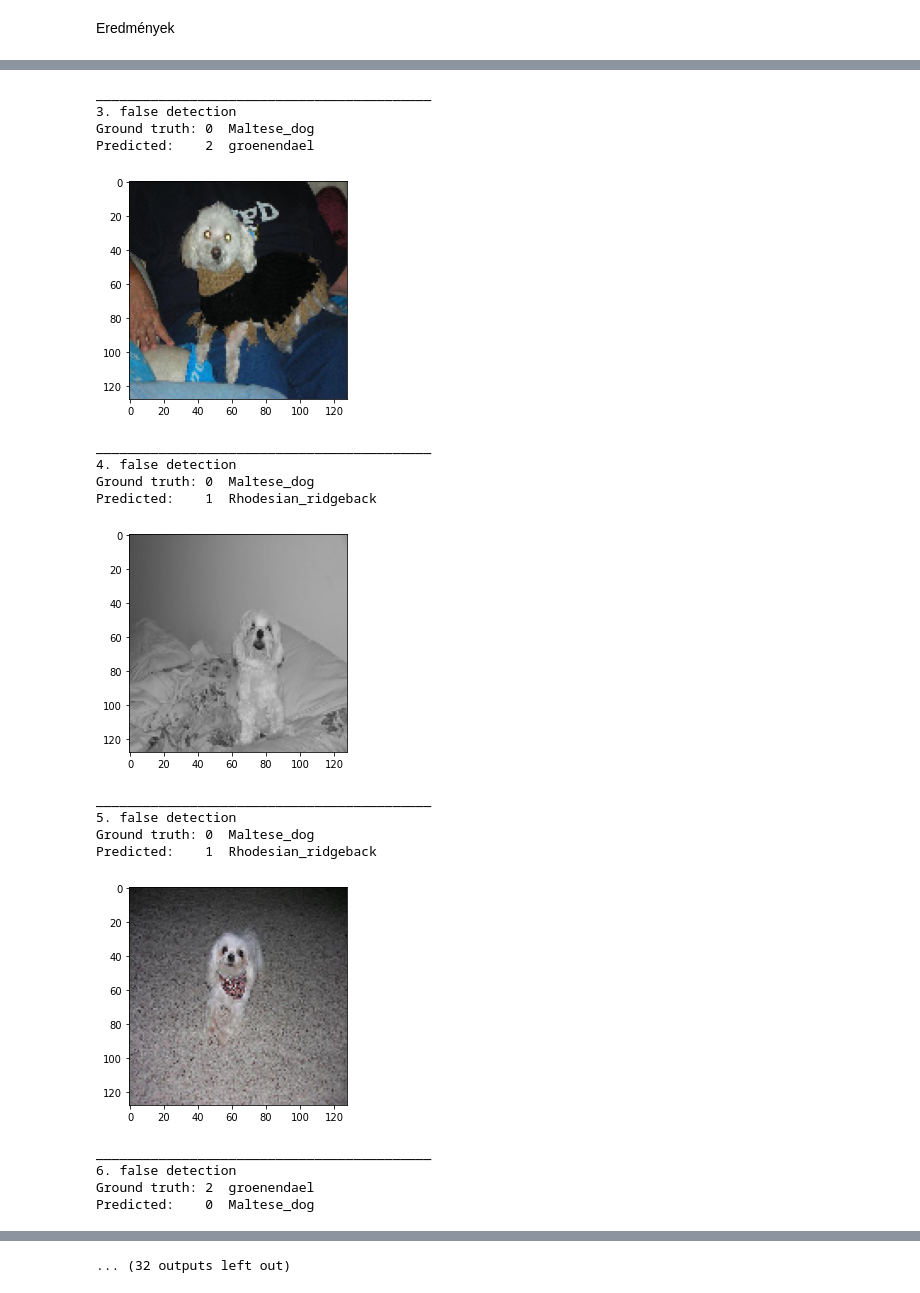
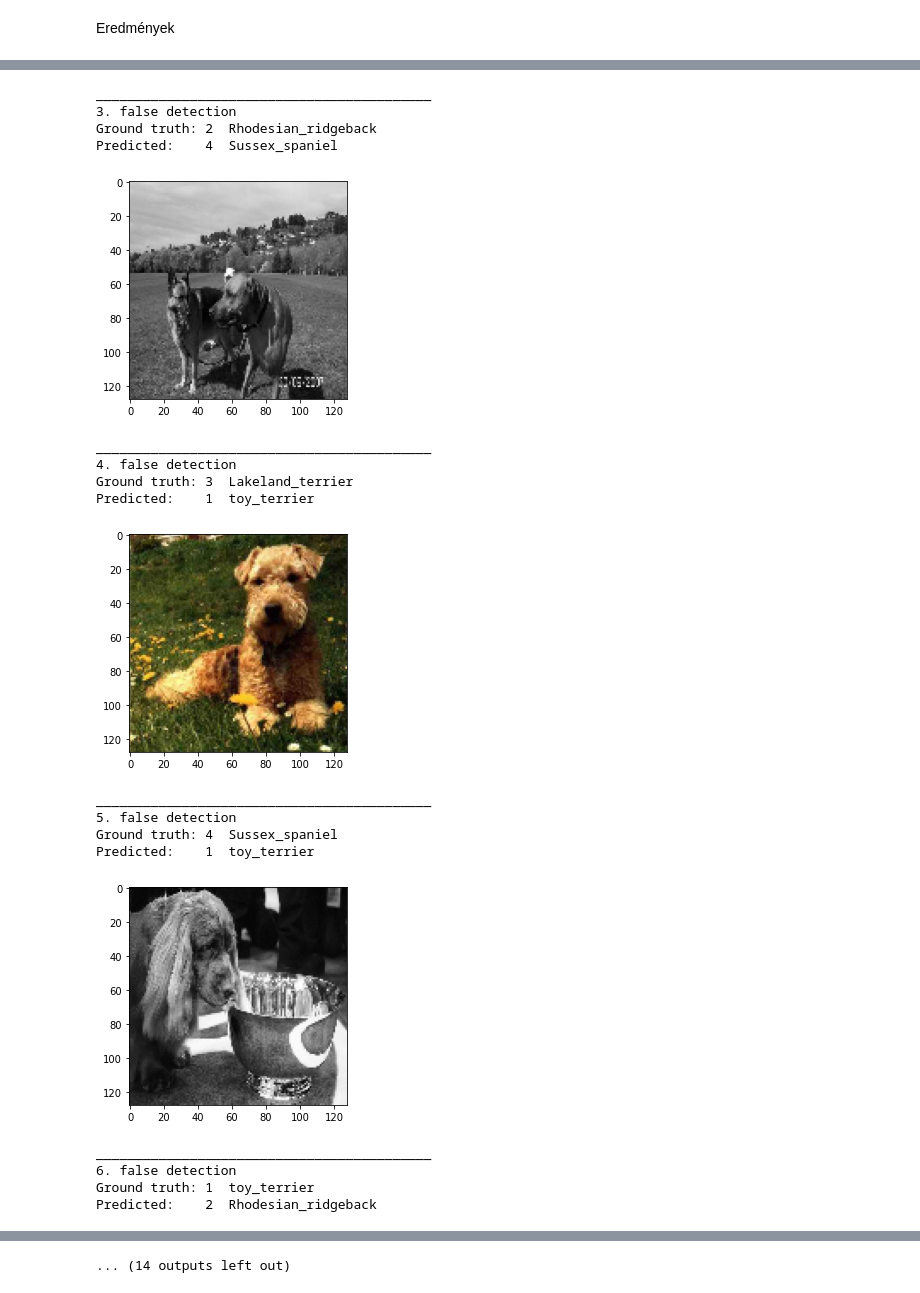
Before and after one commit to vircsinger625/Onlab_2020_2, a Jupyter notebook: Önlab_3Kutya_StanfordDogsDataset.ipynb, the cells around one changed output, grey strips where cells are left out. Cells and saved outputs as stored; diff of their text form; code cells hidden in the pictures.

```diff
--- a/Önlab_3Kutya_StanfordDogsDataset.ipynb
+++ b/Önlab_3Kutya_StanfordDogsDataset.ipynb
@@ -231,6 +234,6 @@ print(len(imagenet3_data))
 # %%
 ## A tanító, teszetelő és validációs adathalmazok szerinti adatbetöltés
-train3_data, test3_data, val3_data = torch.utils.data.random_split(imagenet3_data, [var*458, var*58, var*58], generator=torch.Generator().manual_seed(42))
+train3_data, test3_data, val3_data = torch.utils.data.random_split(imagenet3_data, [var*876, var*109, var*109], generator=torch.Generator().manual_seed(42))
 
 #Az egyes adatok betöltése a megfelelő adatbázisba
 train3_gen = torch.utils.data.DataLoader(dataset = train3_data,
@@ -538,6 +526,7 @@ except EOFError:
   pass
 
 outputs = net(images.to(device))
+_, predicted = torch.max(outputs, 1)
 j = 1
 for i in range(outputs.size()[0]):
   if(labels[i].numpy()!= predicted[i].cpu().numpy()):
@@ -561,19 +550,19 @@ Predicted:    2  groenendael
 ___________________________________________
 3. false detection
-Ground truth: 0  Maltese_dog
-Predicted:    2  groenendael
+Ground truth: 2  Rhodesian_ridgeback
+Predicted:    4  Sussex_spaniel
-[figure, old version]
+[figure, new version]
 ___________________________________________
 4. false detection
-Ground truth: 0  Maltese_dog
-Predicted:    1  Rhodesian_ridgeback
+Ground truth: 3  Lakeland_terrier
+Predicted:    1  toy_terrier
-[figure, old version]
+[figure, new version]
 ___________________________________________
 5. false detection
-Ground truth: 0  Maltese_dog
-Predicted:    1  Rhodesian_ridgeback
+Ground truth: 4  Sussex_spaniel
+Predicted:    1  toy_terrier
-[figure, old version]
+[figure, new version]
 ___________________________________________
 6. false detection
-Ground truth: 2  groenendael
-Predicted:    0  Maltese_dog
+Ground truth: 1  toy_terrier
+Predicted:    2  Rhodesian_ridgeback
@@ -581,4 +570,4 @@ Predicted:    0  Maltese_dog
-... (32 outputs left out)
+... (14 outputs left out)
 # %%
 def dataset_accuracy(net, data_loader, name=""):
     net = net.to(device)
```
Also changed, not shown: parts of 12 cells of this notebook.
